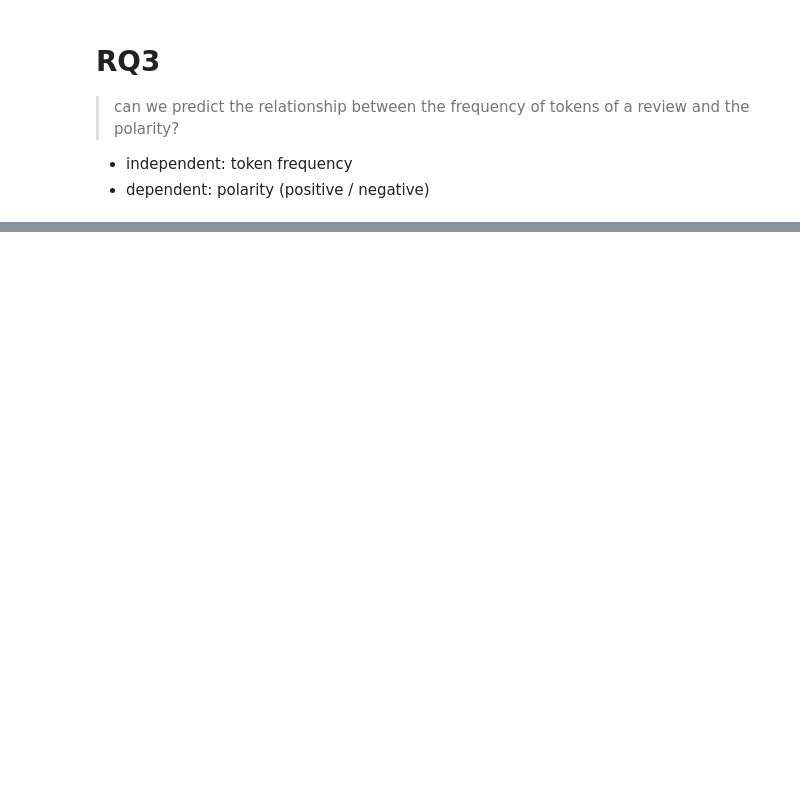
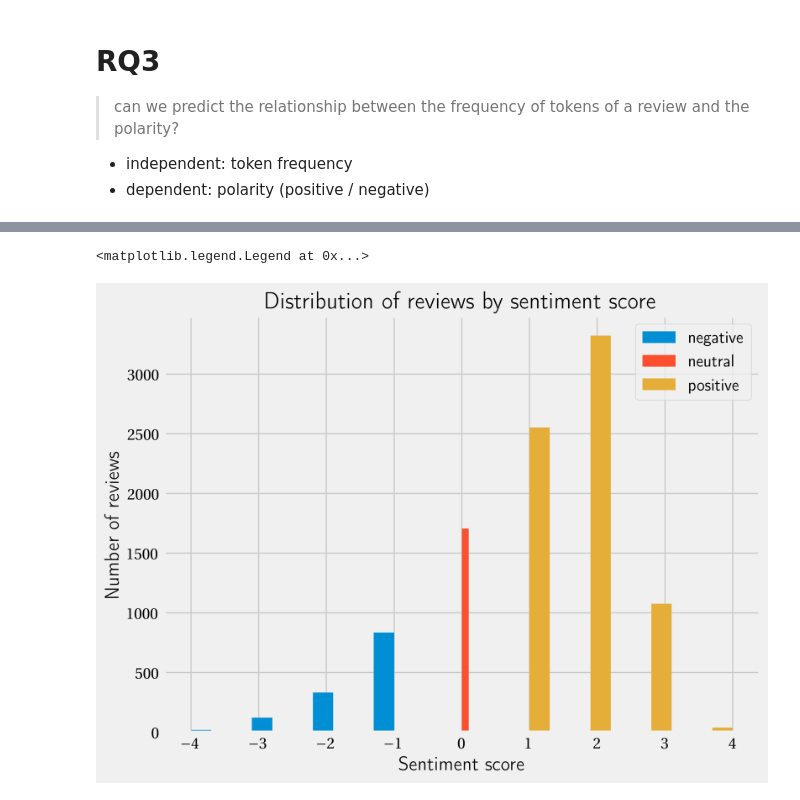
Before and after one commit to jiyometrik/pw23, a Jupyter notebook: code/rq3_randomforest.ipynb, the cells around one changed output, grey strips where cells are left out. Drawn from its saved outputs; the diff is of its cells as text; code cells hidden in the pictures; blank space fills up the shorter version.

```diff
--- a/code/rq3_randomforest.ipynb
+++ b/code/rq3_randomforest.ipynb
@@ -77,11 +98,18 @@ df['reviews.clean'] = df['reviews.text'].apply(lambda x: clean_review(x))
 # %%
-# extract vector representations for each review.
-documents = [TaggedDocument(doc, [i]) for i, doc in enumerate(df["reviews.clean"].apply(lambda x: x.split(' ')))]
+# extract vector representations for each review
+DOCUMENTS = [
+    TaggedDocument(doc, [i])
+    for i, doc in enumerate(DF["reviews.clean"].apply(lambda x: x.split(" ")))
+]
 
 # train a doc2vec model
-model = Doc2Vec(documents, vector_size=5, window=2, min_count=1, workers=4)
+MODEL = Doc2Vec(DOCUMENTS, vector_size=5, window=2, min_count=1, workers=4)
 
 # transform each document into vec data
-df_vec = df['reviews.clean'].apply(lambda x: model.infer_vector(x.split(' '))).apply(pd.Series)
-df_vec.columns = ['vec_' + str(x) for x in df_vec.columns]
-df = pd.concat([df, df_vec], axis=1)
+DF_VEC = (
+    DF["reviews.clean"]
+    .apply(lambda x: MODEL.infer_vector(x.split(" ")))
+    .apply(pd.Series)
+)
+DF_VEC.columns = ["vec_" + str(x) for x in DF_VEC.columns]
+DF = pd.concat([DF, DF_VEC], axis=1)
@@ -88,8 +125,7 @@ df = pd.concat([df, df_vec], axis=1)
 # %%
-# add the term frequency - inverse document frequency values for every word
-tfidf = TfidfVectorizer(min_df=10)
-tfidf_result = tfidf.fit_transform(df['reviews.clean']).toarray()
-tfidf_df = pd.DataFrame(tfidf_result, columns=tfidf.get_feature_names_out())
-tfidf_df.columns = ['word_' + str(x) for x in tfidf_df.columns]
-tfidf_df.index = df.index
-df = pd.concat([df, tfidf_df], axis=1)
+TFIDF = TfidfVectorizer(min_df=10)
+tfidf_result = TFIDF.fit_transform(DF['reviews.clean']).toarray()
+DF_TFIDF = pd.DataFrame(tfidf_result, columns=TFIDF.get_feature_names_out())
+DF_TFIDF.columns = ['word_' + str(x) for x in DF_TFIDF.columns]
+DF_TFIDF.index = DF.index
+DF = pd.concat([DF, DF_TFIDF], axis=1)
@@ -109,0 +137,13 @@ plt.clf()
+# %%
+plt.title("Distribution of reviews by sentiment score")
+plt.xlabel("Sentiment score")
+plt.ylabel("Number of reviews")
+
+SUBSET_NEG, SUBSET_NEU, SUBSET_POS = (DF[DF["sent.polarity"] == i] for i in list(range(-1, 2)))
+plt.hist(SUBSET_NEG["sent.net"], label="negative")
+plt.hist(SUBSET_NEU["sent.net"], label="neutral")
+plt.hist(SUBSET_POS["sent.net"], label="positive")
+plt.legend(loc="best")
+# %% [output]
+<matplotlib.legend.Legend at 0x...>
+[figure, added]
```
Also changed, not shown: parts of 16 cells of this notebook, 6 other files.
